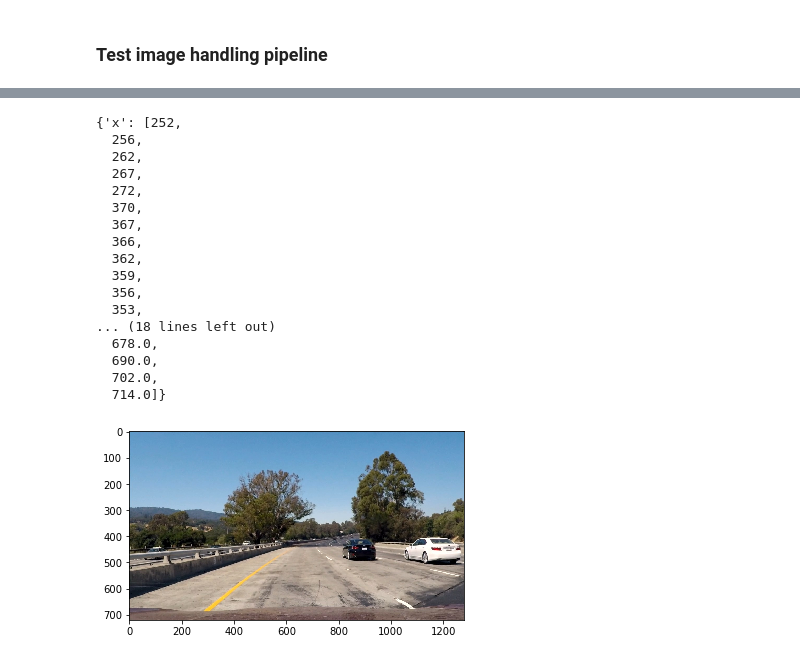
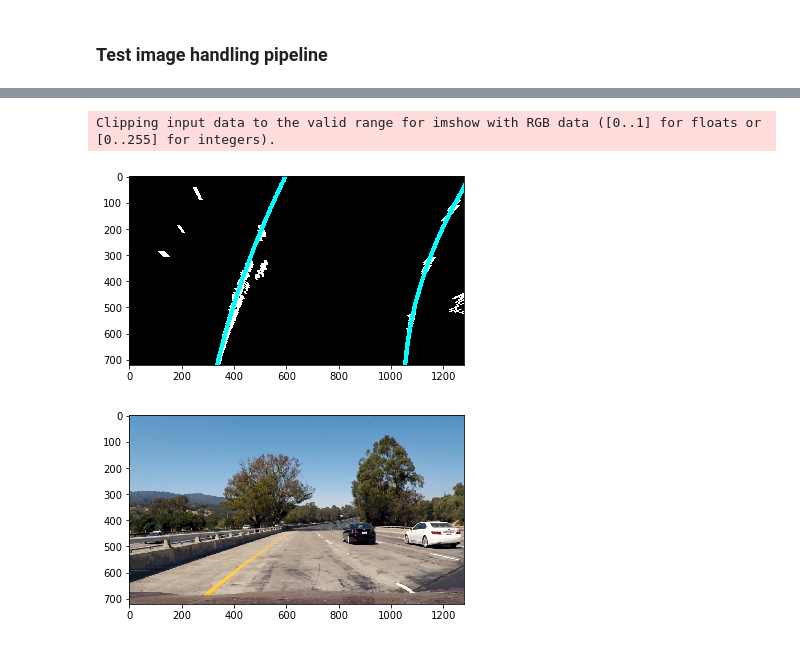
Before and after one commit to alamarche/CarND-Advanced-Lane-Lines, a Jupyter notebook: assignment.ipynb, the cells around one changed output, grey strips where cells are left out. Drawn from its saved outputs; the diff is of its cells as text; code cells hidden in the pictures.

Commit message:
Have lane fitting working for most images Need to fix it to detect where the start of a lane is (i.e. try existing algorithm on test4.jpg)

```diff
--- a/assignment.ipynb
+++ b/assignment.ipynb
@@ -266,23 +270,37 @@ plt.show()
-# %%
-getLaneLinePts(leftOrth)
-# %% [output]
-{'x': [252,
-  256,
-  262,
-  267,
-  272,
-  370,
-  367,
-  366,
-  362,
-  359,
-  356,
-  353,
-... (18 lines left out)
-  678.0,
-  690.0,
-  702.0,
-  714.0]}
+# %%
+# img = mpimg.imread("./test_images/straight_lines1.jpg")
+img = mpimg.imread("./test_images/test6.jpg")
+
+leftOrth, rightOrth, leftLaneFit, rightLaneFit = imgHandler(img)
+
+both = cv2.addWeighted(rightOrth, 1, leftOrth, 1, 0)
+
+# Create a list of "line" objects for cv2.polyLines() to use
+pts1 = [[leftLaneFit(i-1), i-1] for i in range(1, sizey)]
+pts2 = [[rightLaneFit(i-1), i-1] for i in range(1, sizey)]
+
+
+# Create new 3-channel image. All ones are converted to 255
+newimg = np.dstack((both, both, both))
+# line1Img = np.zeros_like(newimg)
+# line2Img = np.zeros_like(newimg)
+# cv2.line
+newimg = cv2.polylines(newimg, [np.array(pts1, np.int32)], False, (0,255,255), thickness=15)
+newimg = cv2.polylines(newimg, [np.array(pts2, np.int32)], False, (0,255,255), thickness=15)
+plt.imshow(newimg)
+plt.show()
+
+# plt.imshow(rightOrth, cmap='gray')
+# plt.show()
+# plt.imshow(leftOrth, cmap='gray')
+# plt.show()
+
+
+# plt.imshow(both, cmap='gray')
+# plt.show()
+# %% [output]
+Clipping input data to the valid range for imshow with RGB data ([0..1] for floats or [0..255] for integers).
+[figure, added]
 # %%
 def getLaneLinePts(binLaneImg, ybins=60):
 
```
Also changed, not shown: parts of 2 cells of this notebook.
